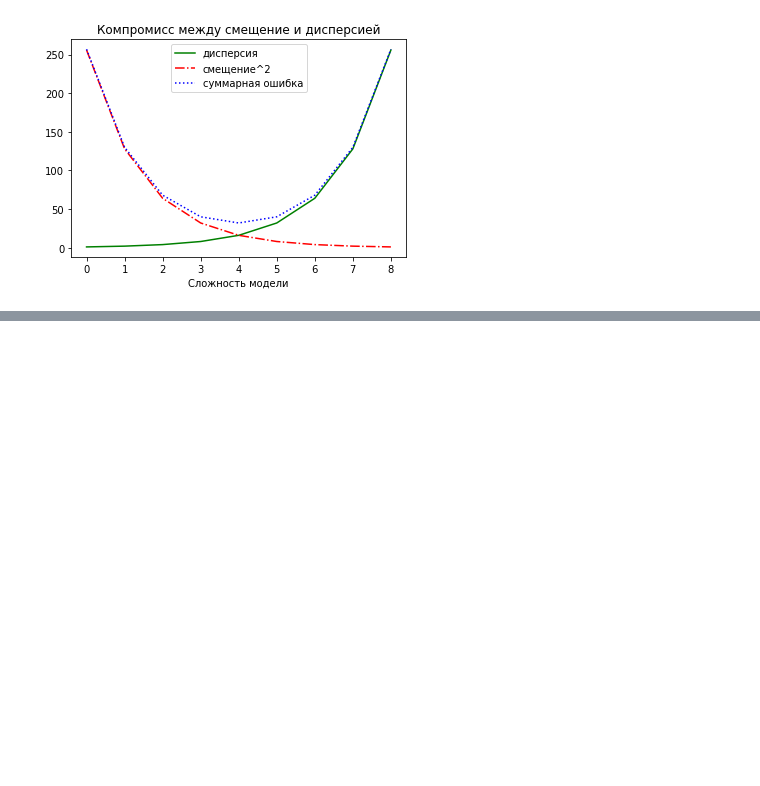
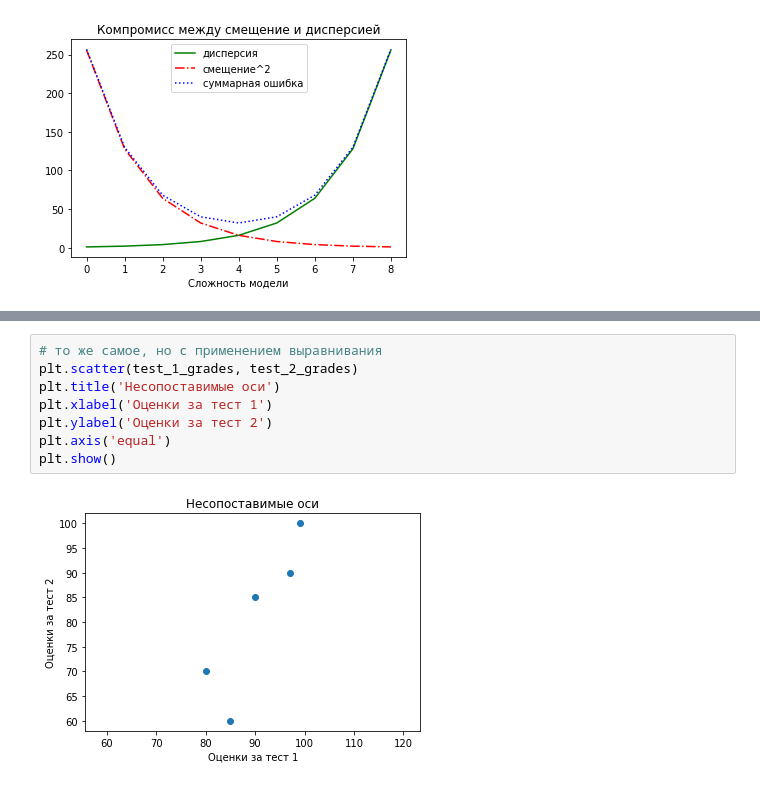
Before and after one commit to bazhil/data_science_from_zero, a Jupyter notebook: visualisation.ipynb, the cells around one changed output, grey strips where cells are left out. Saved outputs shown, nothing was run; the diff lists cells and outputs as text; blank space fills up the shorter version.

```diff
--- a/visualisation.ipynb
+++ b/visualisation.ipynb
@@ -62,0 +96,10 @@ plt.show()
+# %%
+# то же самое, но с применением выравнивания
+plt.scatter(test_1_grades, test_2_grades)
+plt.title('Несопоставимые оси')
+plt.xlabel('Оценки за тест 1')
+plt.ylabel('Оценки за тест 2')
+plt.axis('equal')
+plt.show()
+# %% [output]
+[figure, added]
```
Also changed, not shown: parts of 2 cells of this notebook.
